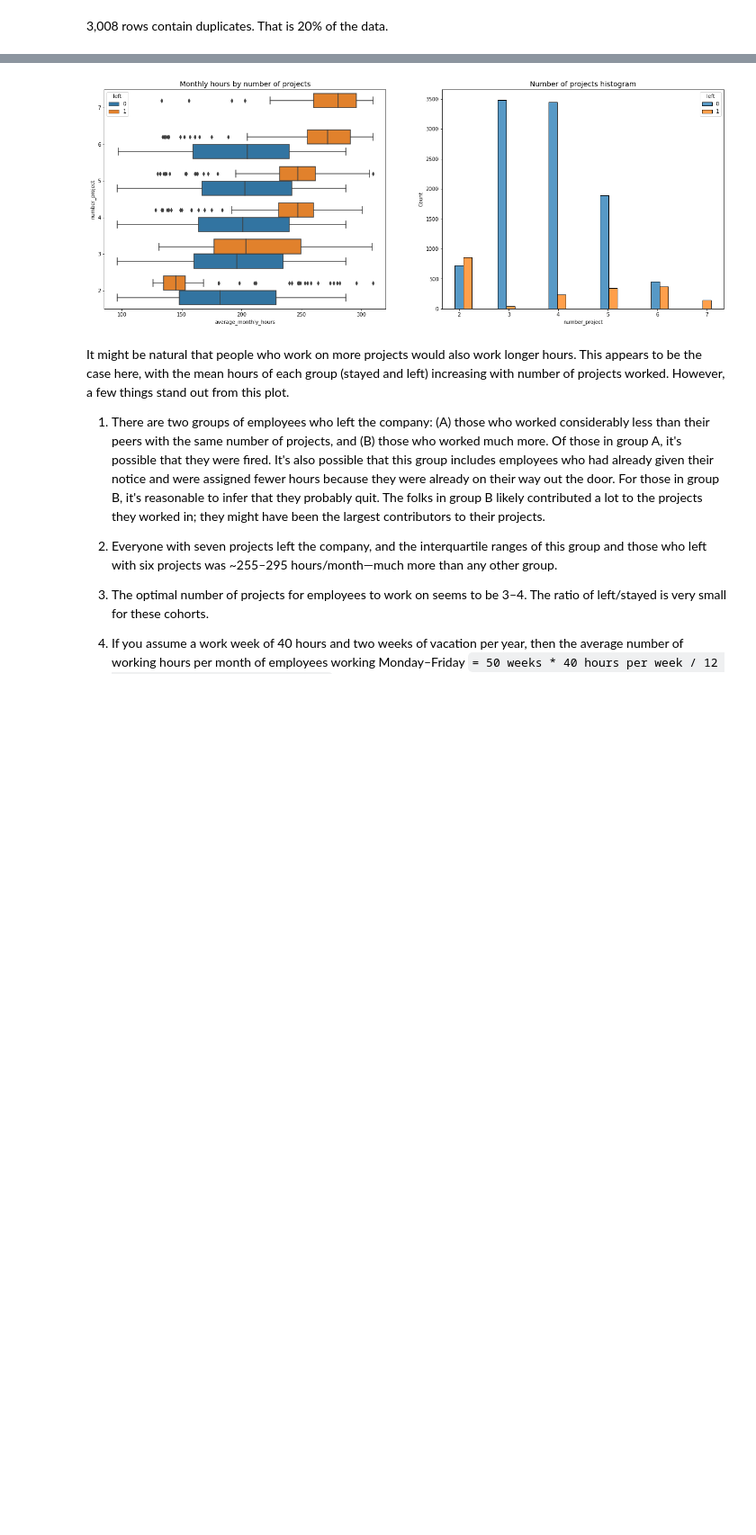
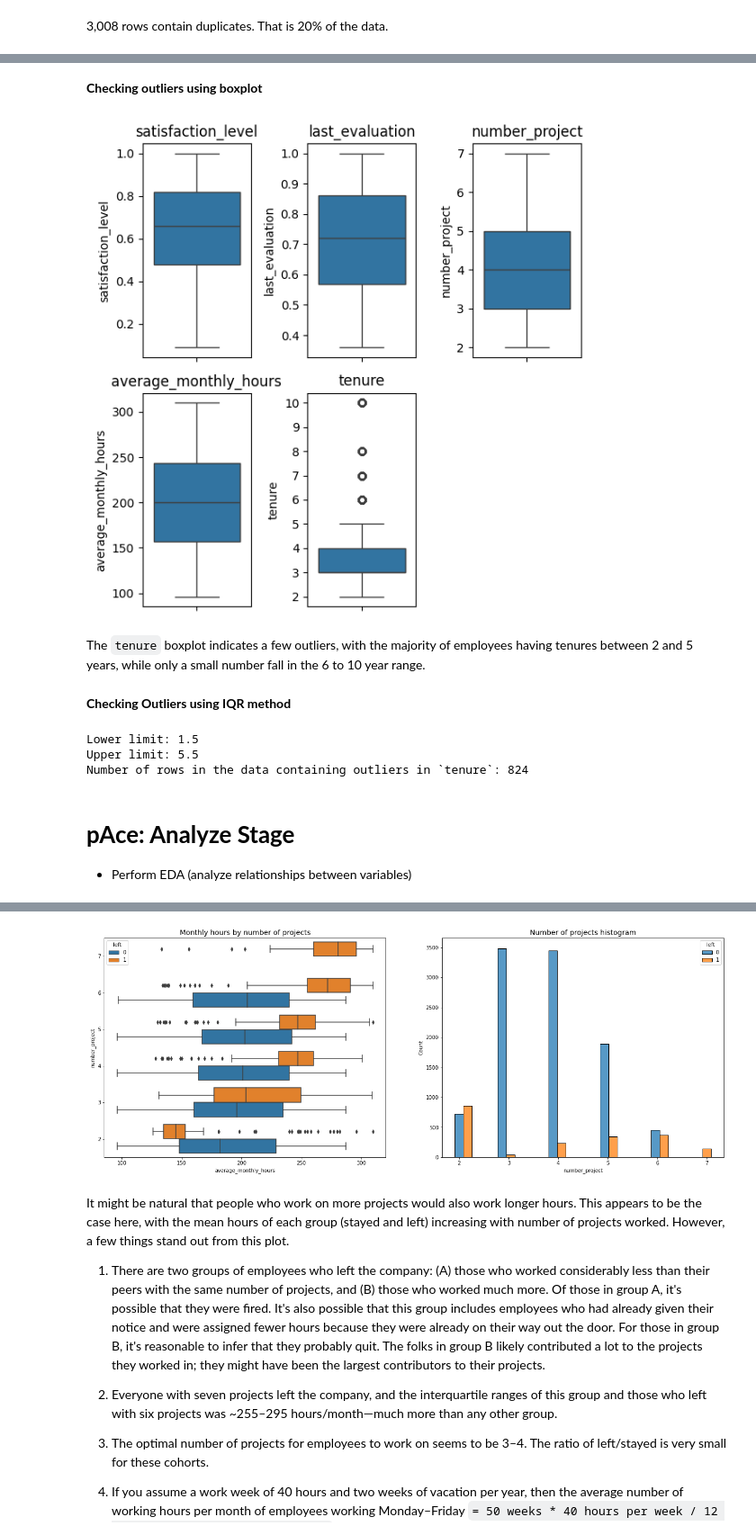
Before and after one commit to rixwan-khan/Providing-data-driven-suggestions-for-HR, a Jupyter notebook: data-driven decision for HR.ipynb, the cells around one changed output, grey strips where cells are left out. Shown at 90% size. Cells and saved outputs as stored; diff of their text form; code cells hidden in the pictures; blank space fills up the shorter version.

Commit message:
working on visualization

```diff
--- a/data-driven decision for HR.ipynb
+++ b/data-driven decision for HR.ipynb
@@ -320,0 +229,54 @@ Box plots are very useful in visualizing distributions within data, but they can
+# %% [markdown]
+**Checking outliers using boxplot**
+# %%
+# Boxplot for outliers checking
+numeric_cols = ['satisfaction_level', 'last_evaluation', 'number_project',
+                'average_monthly_hours', 'tenure']
+
+
+# Loop through numeric columns
+# Using enumerate to get both index (i) and column name (col)
+# The second parameter '1' means the index starts from 1 instead of 0
+plt.figure(figsize=(6,6))
+for i, col in enumerate(numeric_cols, 1):
+  plt.subplot(2,3, i)
+  sns.boxplot(y=df1[col])
+  plt.title(col)
+plt.tight_layout()
+plt.show()
+# %% [output]
+[figure, added]
+# %% [markdown]
+The `tenure` boxplot indicates a few outliers, with the majority of employees having tenures between 2 and 5 years, while only a small number fall in the 6 to 10 year range.
+# %% [markdown]
+**Checking Outliers using IQR method**
+# %%
+# Determine the number of rows containing outliers
+
+# 25th percentile value in `tenure`
+percentile25 = df1['tenure'].quantile(0.25)
+
+# 75th percentile value in `tenure`
+percentile75 = df1['tenure'].quantile(0.75)
+
+# interquartile range in `tenure`
+iqr = percentile75 - percentile25
+
+# Defining the upper limit and lower limit for non-outlier values in `tenure`
+upper_limit = percentile75 + 1.5 * iqr
+lower_limit = percentile25 - 1.5 * iqr
+print("Lower limit:", lower_limit)
+print("Upper limit:", upper_limit)
+
+# Identify subset of data containing outliers in `tenure`
+outliers = df1[(df1['tenure'] > upper_limit) | (df1['tenure'] < lower_limit)]
+
+# Count how many rows in the data contain outliers in `tenure`
+print("Number of rows in the data containing outliers in `tenure`:", len(outliers))
+# %% [output]
+Lower limit: 1.5
+Upper limit: 5.5
+Number of rows in the data containing outliers in `tenure`: 824
+# %% [markdown]
+# **pAce: Analyze Stage**
+- Perform EDA (analyze relationships between variables)
```
Also changed, not shown: parts of 62 cells of this notebook.
